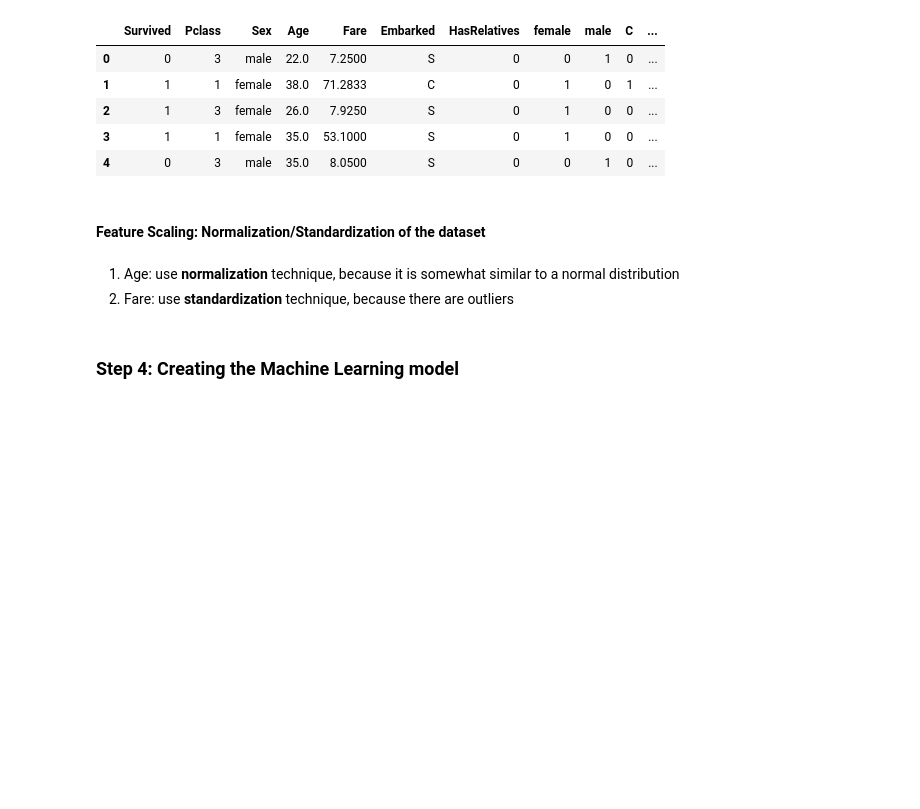
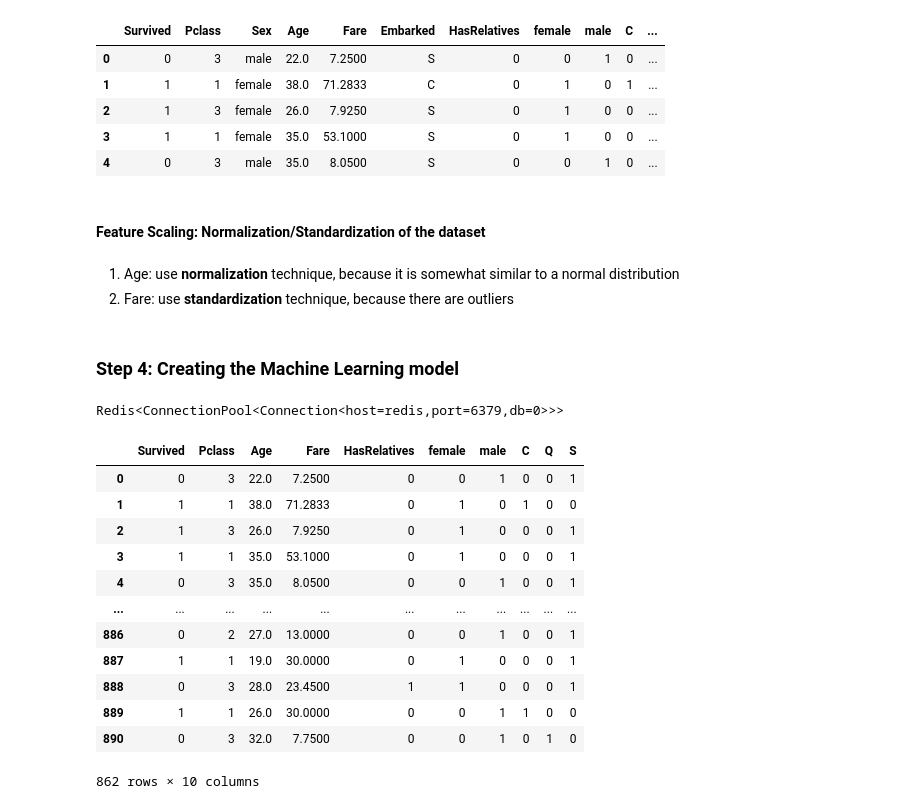
Before and after one commit to izabellapoliv/my_datascience-notebook, a Jupyter notebook: jupyterlab/work/titanic_challenge/create_model.ipynb, the cells around one changed output. Drawn from its saved outputs; the diff is of its cells as text; code cells hidden in the pictures; blank space fills up the shorter version.

Commit message:
configure redis database

```diff
--- a/work/titanic_challenge/titanic_challenge.ipynb
+++ b/jupyterlab/work/titanic_challenge/create_model.ipynb
@@ -382,0 +383,26 @@ X_train, x_test, y_train, y_test = train_test_split(X, y)
+# %%
+redis_conn = redis.StrictRedis(host='redis', port=6379)
+# %%
+redis_conn
+# %% [output]
+Redis<ConnectionPool<Connection<host=redis,port=6379,db=0>>>
+# %%
+obj = df
+pickled_object = pickle.dumps(obj)
+redis_conn.set('titanic_challenge', pickled_object)
+unpacked_object = pickle.loads(redis_conn.get('titanic_challenge'))
+unpacked_object
+# %% [output]
+|  | Survived | Pclass | Age | Fare | HasRelatives | female | male | C | Q | S |
+| 0 | 0 | 3 | 22.0 | 7.2500 | 0 | 0 | 1 | 0 | 0 | 1 |
+| 1 | 1 | 1 | 38.0 | 71.2833 | 0 | 1 | 0 | 1 | 0 | 0 |
+| 2 | 1 | 3 | 26.0 | 7.9250 | 0 | 1 | 0 | 0 | 0 | 1 |
+| 3 | 1 | 1 | 35.0 | 53.1000 | 0 | 1 | 0 | 0 | 0 | 1 |
+| 4 | 0 | 3 | 35.0 | 8.0500 | 0 | 0 | 1 | 0 | 0 | 1 |
+| ... | ... | ... | ... | ... | ... | ... | ... | ... | ... | ... |
+| 886 | 0 | 2 | 27.0 | 13.0000 | 0 | 0 | 1 | 0 | 0 | 1 |
+| 887 | 1 | 1 | 19.0 | 30.0000 | 0 | 1 | 0 | 0 | 0 | 1 |
+| 888 | 0 | 3 | 28.0 | 23.4500 | 1 | 1 | 0 | 0 | 0 | 1 |
+| 889 | 1 | 1 | 26.0 | 30.0000 | 0 | 0 | 1 | 1 | 0 | 0 |
+| 890 | 0 | 3 | 32.0 | 7.7500 | 0 | 0 | 1 | 0 | 1 | 0 |
+862 rows × 10 columns
```
Also changed, not shown: parts of 4 cells of this notebook, 6 other files.
